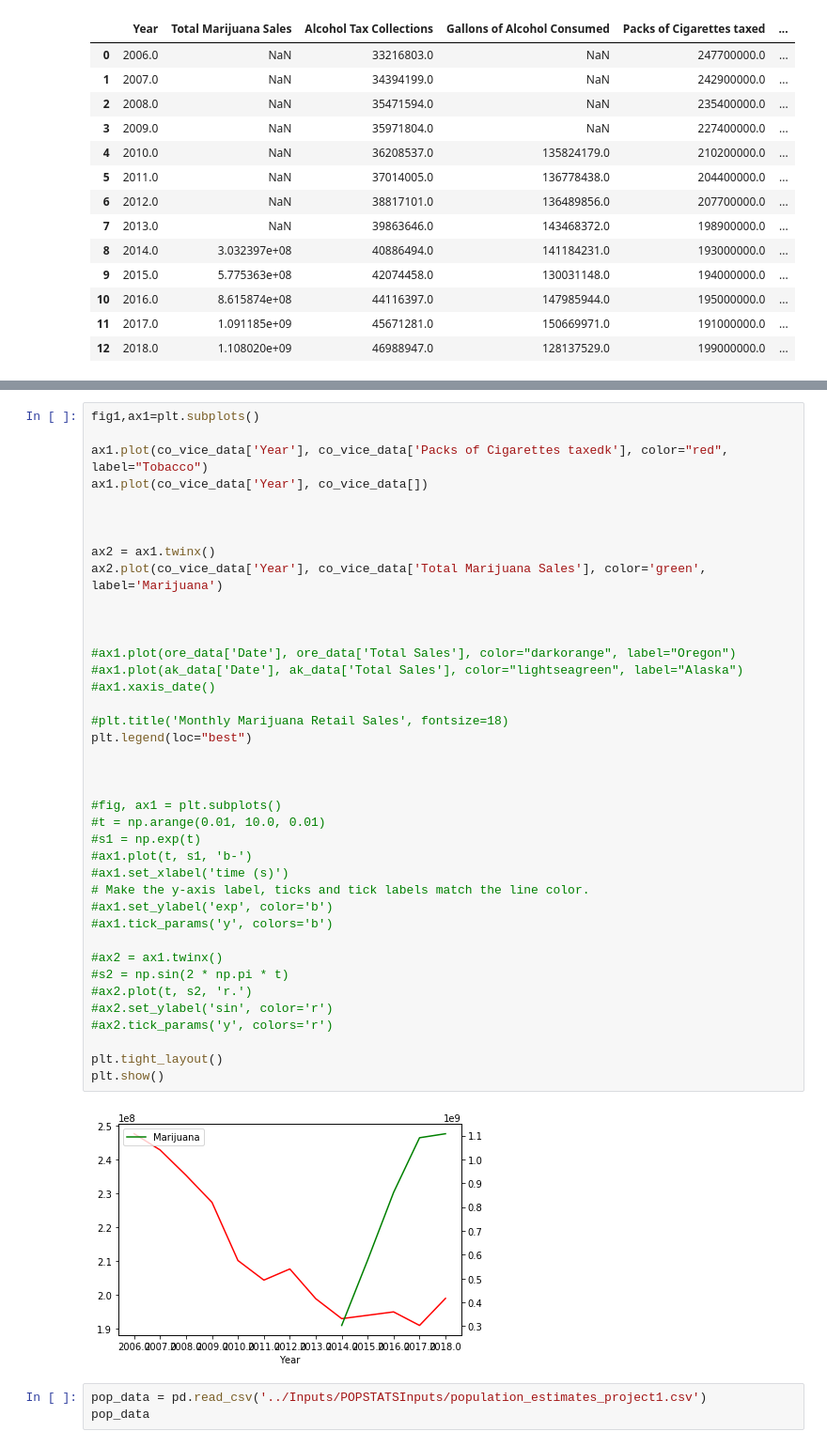
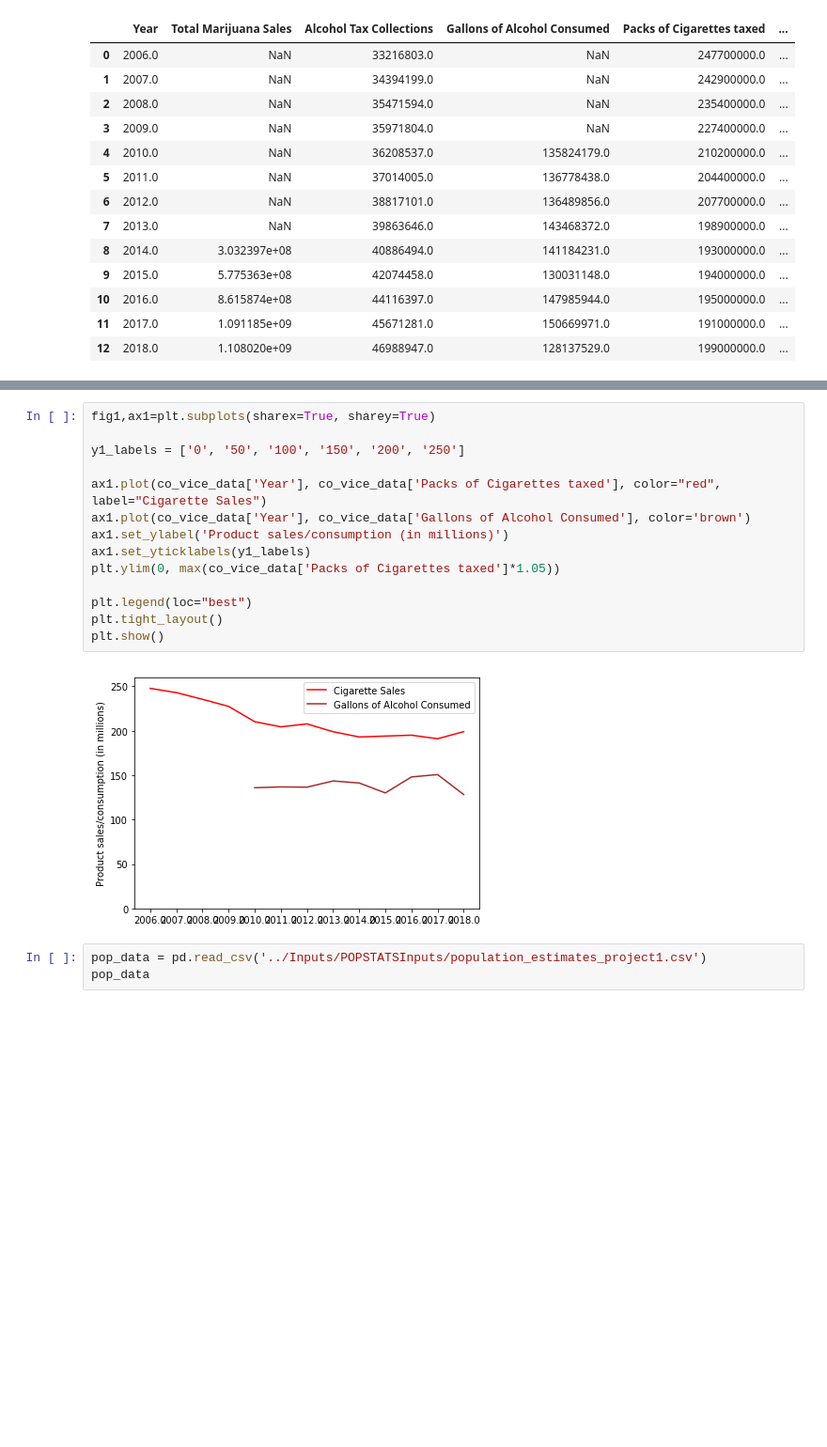
Before and after one commit to chane-d/group-project-one, a Jupyter notebook: SALES_Jason/Project1_jason.ipynb, the cells around one changed output, grey strips where cells are left out. Shown: that part at 94% size. Drawn from its saved outputs; the diff is of its cells as text; blank space fills up the shorter version.

```diff
--- a/SALES_Jason/Project1_jason.ipynb
+++ b/SALES_Jason/Project1_jason.ipynb
@@ -429,44 +374,19 @@ ylabel(s, *args, **kwargs)
-# %%
-fig1,ax1=plt.subplots()
-
-ax1.plot(co_vice_data['Year'], co_vice_data['Packs of Cigarettes taxedk'], color="red", label="Tobacco")
-ax1.plot(co_vice_data['Year'], co_vice_data[])
-
-
-
-ax2 = ax1.twinx()
-ax2.plot(co_vice_data['Year'], co_vice_data['Total Marijuana Sales'], color='green', label='Marijuana')
-
-
-
-#ax1.plot(ore_data['Date'], ore_data['Total Sales'], color="darkorange", label="Oregon")
-#ax1.plot(ak_data['Date'], ak_data['Total Sales'], color="lightseagreen", label="Alaska")
-#ax1.xaxis_date()
-
-#plt.title('Monthly Marijuana Retail Sales', fontsize=18)
-plt.legend(loc="best")
-
-
-
-#fig, ax1 = plt.subplots()
-#t = np.arange(0.01, 10.0, 0.01)
-#s1 = np.exp(t)
-#ax1.plot(t, s1, 'b-')
-#ax1.set_xlabel('time (s)')
-# Make the y-axis label, ticks and tick labels match the line color.
-#ax1.set_ylabel('exp', color='b')
-#ax1.tick_params('y', colors='b')
-
-#ax2 = ax1.twinx()
-#s2 = np.sin(2 * np.pi * t)
-#ax2.plot(t, s2, 'r.')
-#ax2.set_ylabel('sin', color='r')
-#ax2.tick_params('y', colors='r')
-
-plt.tight_layout()
-plt.show()
-# %% [output]
-[figure, removed]
+# %%
+fig1,ax1=plt.subplots(sharex=True, sharey=True)
+
+y1_labels = ['0', '50', '100', '150', '200', '250']
+
+ax1.plot(co_vice_data['Year'], co_vice_data['Packs of Cigarettes taxed'], color="red", label="Cigarette Sales")
+ax1.plot(co_vice_data['Year'], co_vice_data['Gallons of Alcohol Consumed'], color='brown')
+ax1.set_ylabel('Product sales/consumption (in millions)')
+ax1.set_yticklabels(y1_labels)
+plt.ylim(0, max(co_vice_data['Packs of Cigarettes taxed']*1.05))
+
+plt.legend(loc="best")
+plt.tight_layout()
+plt.show()
+# %% [output]
+[figure, added]
 # %%
 pop_data = pd.read_csv('../Inputs/POPSTATSInputs/population_estimates_project1.csv')
 pop_data
```
Also changed, not shown: parts of 11 cells of this notebook, 1 other file.
